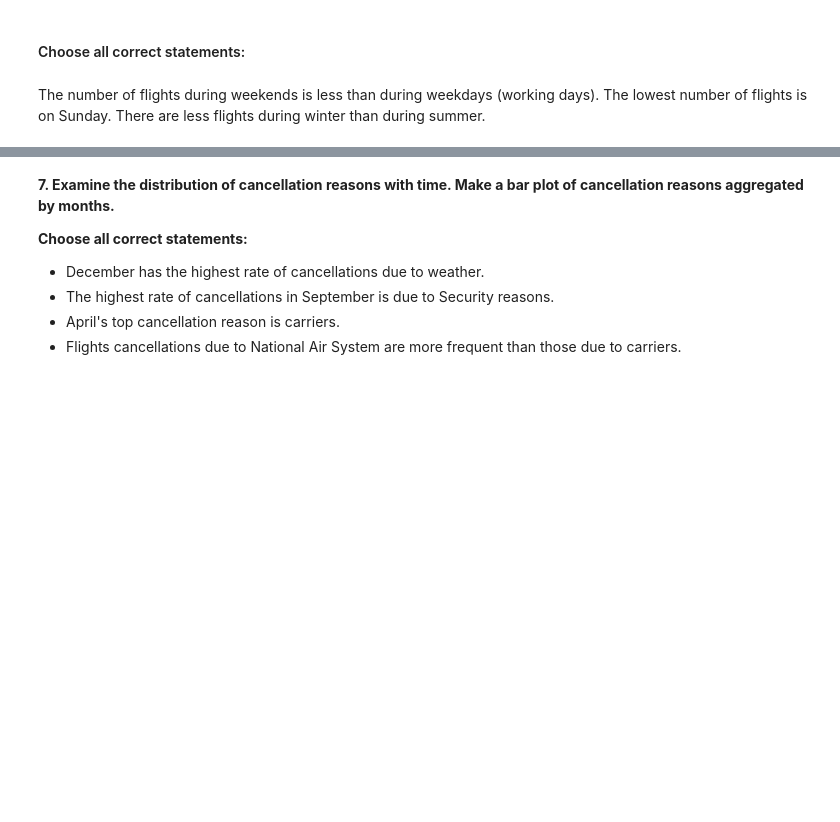
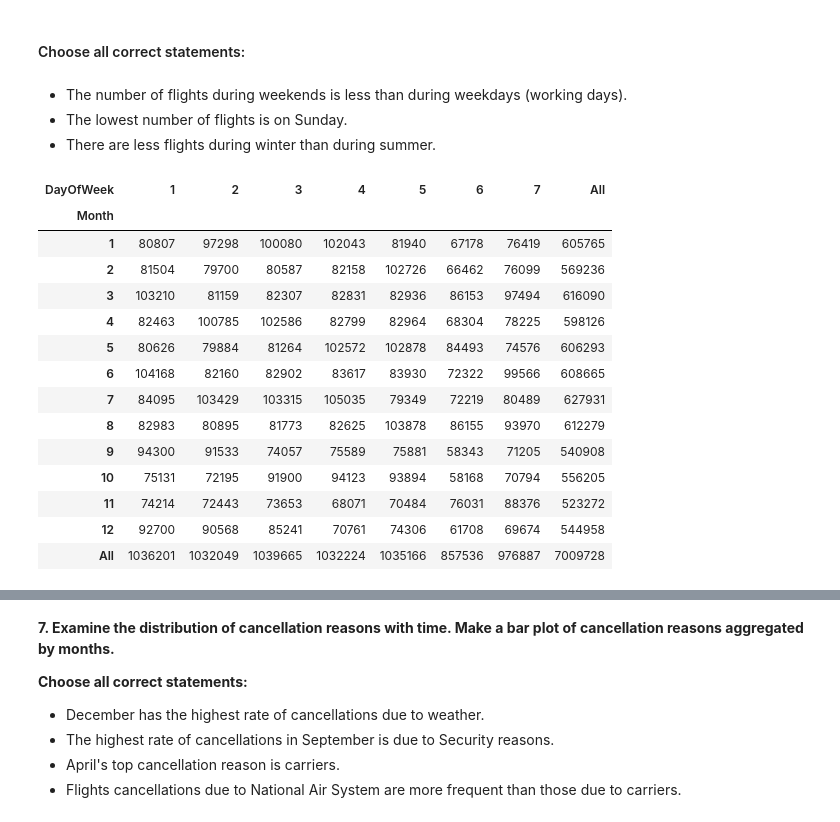
Before and after one commit to plyutik/mlcourse.ai, a Jupyter notebook: jupyter_english/assignments_fall2018/assignment2_USA_flights.ipynb, the cells around one changed output, grey strips where cells are left out. Drawn from its saved outputs; the diff is of its cells as text; code cells hidden in the pictures; blank space fills up the shorter version.

```diff
--- a/jupyter_english/assignments_fall2018/assignment2_USA_flights.ipynb
+++ b/jupyter_english/assignments_fall2018/assignment2_USA_flights.ipynb
@@ -50,10 +50,10 @@ dtype = {'DayOfWeek': np.uint8, 'DayofMonth': np.uint8, 'Month': np.uint8 , 'Can
          'WeatherDelay': np.float16, 'NASDelay': np.float16, 'SecurityDelay': np.float16,
          'LateAircraftDelay': np.float16, 'DepTime': np.float16}
 # %%
-path = '/home/plat/workspace/mlcourse.ai/jupyter_english/assignments_fall2018/data/2008.csv.bz2'
+path = '/home/plat/workspace/mlcourse.ai/jupyter_english/assignments_fall2018/data/2008.csv'
 path2 = '/home/plat/Desktop/tasks/kaggle/mlcourse.ai/jupyter_english/assignments_fall2018/data/2008.csv'
 # %%
 %%time
 # change the path if needed
-flights_df = pd.read_csv(path2, usecols=dtype.keys(), dtype=dtype)
+flights_df = pd.read_csv(path, usecols=dtype.keys(), dtype=dtype)
 # %% [output]
@@ -505,6 +505,8 @@ Reject NULL hypothesis - It's not a normal distribution.
 # %% [markdown]
 #### Choose all correct statements:
 # %% [markdown]
-The number of flights during weekends is less than during weekdays (working days).
-The lowest number of flights is on Sunday.
-There are less flights during winter than during summer.
+* The number of flights during weekends is less than during weekdays (working days).
+* The lowest number of flights is on Sunday.
+* There are less flights during winter than during summer.
+# %%
+flights_df['Date'] = pd.to_datetime(flights_df.rename(columns={'DayofMonth': 'Day'})[['Year', 'Month', 'Day']])
@@ -510,0 +515,18 @@ There are less flights during winter than during summer.
+# %%
+pd.crosstab(flights_df.Month, flights_df.DayOfWeek, margins=True)
+# %% [output]
+| DayOfWeek | 1 | 2 | 3 | 4 | 5 | 6 | 7 | All |
+| Month |  |  |  |  |  |  |  |  |
+| 1 | 80807 | 97298 | 100080 | 102043 | 81940 | 67178 | 76419 | 605765 |
+| 2 | 81504 | 79700 | 80587 | 82158 | 102726 | 66462 | 76099 | 569236 |
+| 3 | 103210 | 81159 | 82307 | 82831 | 82936 | 86153 | 97494 | 616090 |
+| 4 | 82463 | 100785 | 102586 | 82799 | 82964 | 68304 | 78225 | 598126 |
+| 5 | 80626 | 79884 | 81264 | 102572 | 102878 | 84493 | 74576 | 606293 |
+| 6 | 104168 | 82160 | 82902 | 83617 | 83930 | 72322 | 99566 | 608665 |
+| 7 | 84095 | 103429 | 103315 | 105035 | 79349 | 72219 | 80489 | 627931 |
+| 8 | 82983 | 80895 | 81773 | 82625 | 103878 | 86155 | 93970 | 612279 |
+| 9 | 94300 | 91533 | 74057 | 75589 | 75881 | 58343 | 71205 | 540908 |
+| 10 | 75131 | 72195 | 91900 | 94123 | 93894 | 58168 | 70794 | 556205 |
+| 11 | 74214 | 72443 | 73653 | 68071 | 70484 | 76031 | 88376 | 523272 |
+| 12 | 92700 | 90568 | 85241 | 70761 | 74306 | 61708 | 69674 | 544958 |
+| All | 1036201 | 1032049 | 1039665 | 1032224 | 1035166 | 857536 | 976887 | 7009728 |
```
Also changed, not shown: parts of 13 cells of this notebook.
